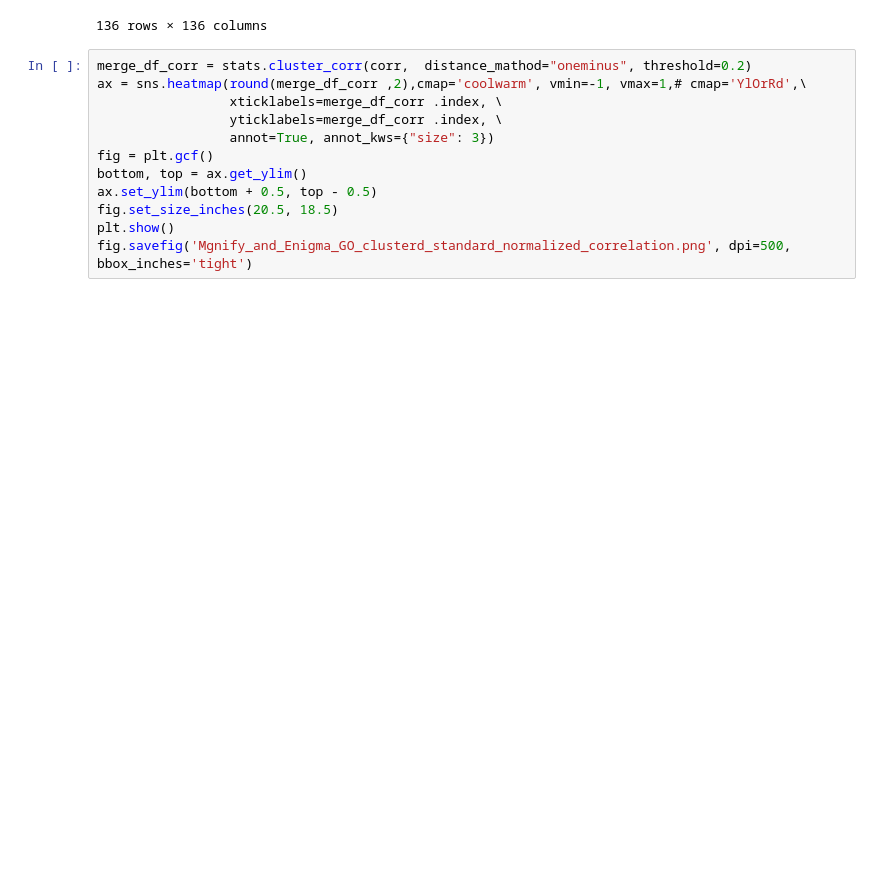
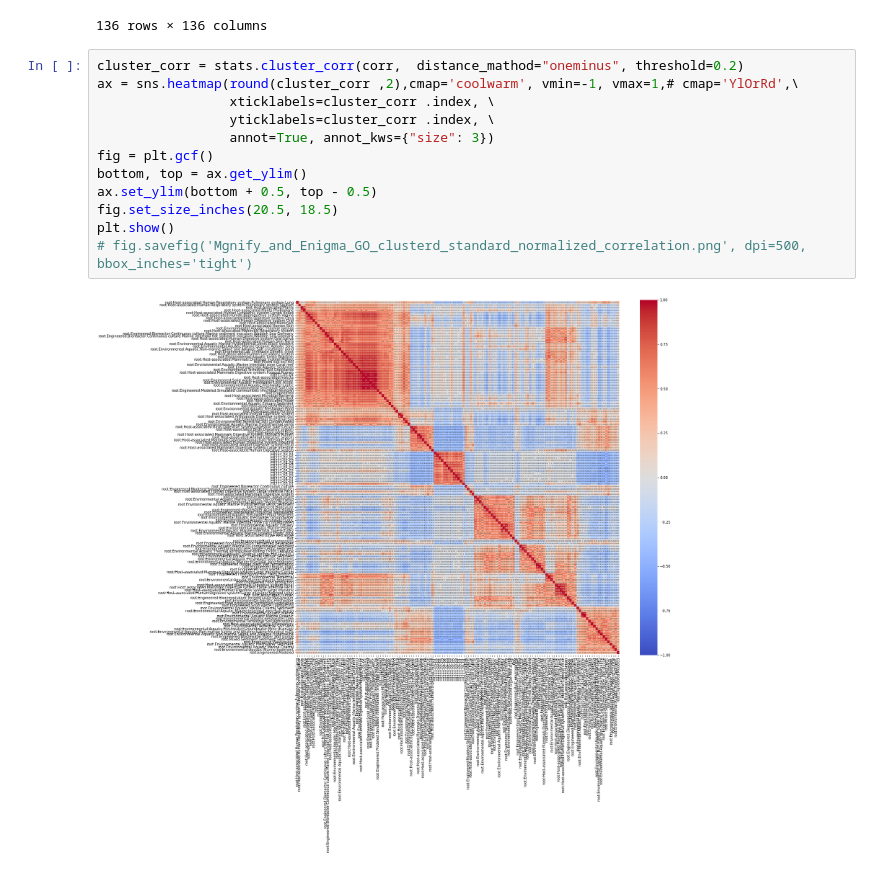
Before and after one commit to Yzm1234/KE, a Jupyter notebook: Enigma/GO/common_go_heatmap/correlation_heapmap.ipynb, the cells around one changed output. Saved outputs shown, nothing was run; the diff lists cells and outputs as text; blank space fills up the shorter version.

Commit message:
update image

```diff
--- a/Enigma/GO/common_go_heatmap/correlation_heapmap.ipynb
+++ b/Enigma/GO/common_go_heatmap/correlation_heapmap.ipynb
@@ -46,14 +46,16 @@ corr
 | root:Mixed:soil:soil:soil | -0.017790 | 0.045834 | 0.134162 | 0.040116 | 0.028799 | 0.014261 | -0.021699 | ... |
 136 rows × 136 columns
 # %%
-merge_df_corr = stats.cluster_corr(corr,  distance_mathod="oneminus", threshold=0.2)
-ax = sns.heatmap(round(merge_df_corr ,2),cmap='coolwarm', vmin=-1, vmax=1,# cmap='YlOrRd',\
-                 xticklabels=merge_df_corr .index, \
-                 yticklabels=merge_df_corr .index, \
+cluster_corr = stats.cluster_corr(corr,  distance_mathod="oneminus", threshold=0.2)
+ax = sns.heatmap(round(cluster_corr ,2),cmap='coolwarm', vmin=-1, vmax=1,# cmap='YlOrRd',\
+                 xticklabels=cluster_corr .index, \
+                 yticklabels=cluster_corr .index, \
                  annot=True, annot_kws={"size": 3})
 fig = plt.gcf()
 bottom, top = ax.get_ylim()
 ax.set_ylim(bottom + 0.5, top - 0.5)
 fig.set_size_inches(20.5, 18.5)
 plt.show()
-fig.savefig('Mgnify_and_Enigma_GO_clusterd_standard_normalized_correlation.png', dpi=500, bbox_inches='tight')
+# fig.savefig('Mgnify_and_Enigma_GO_clusterd_standard_normalized_correlation.png', dpi=500, bbox_inches='tight')
+# %% [output]
+[figure, added]
```
